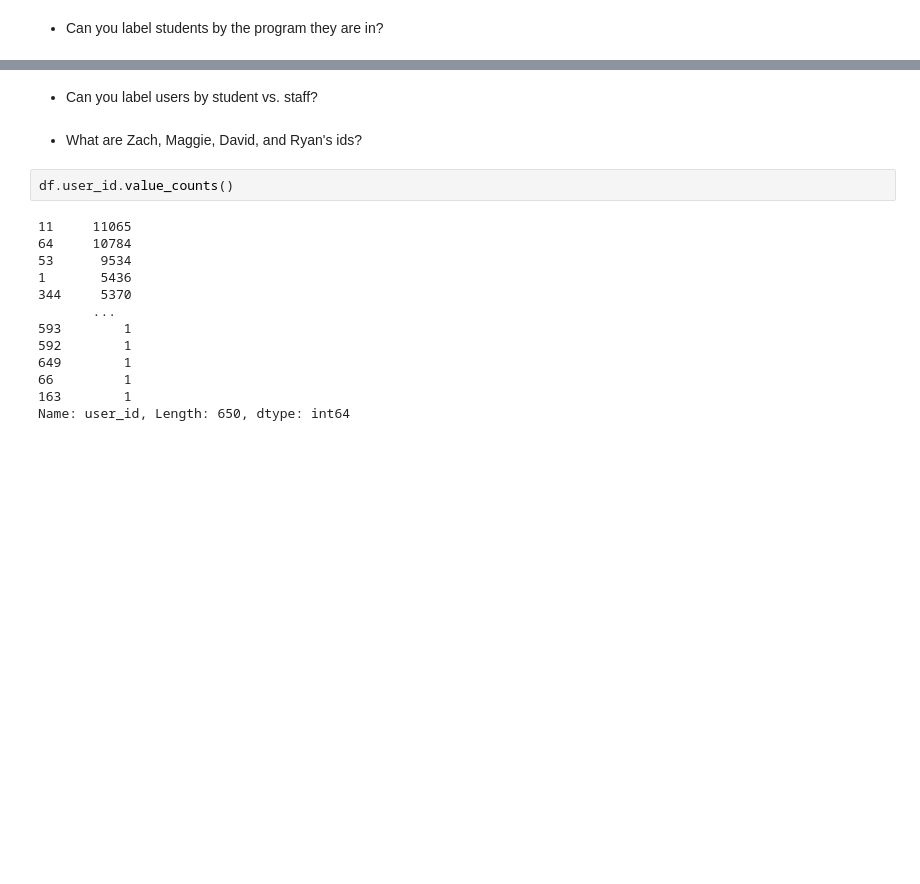
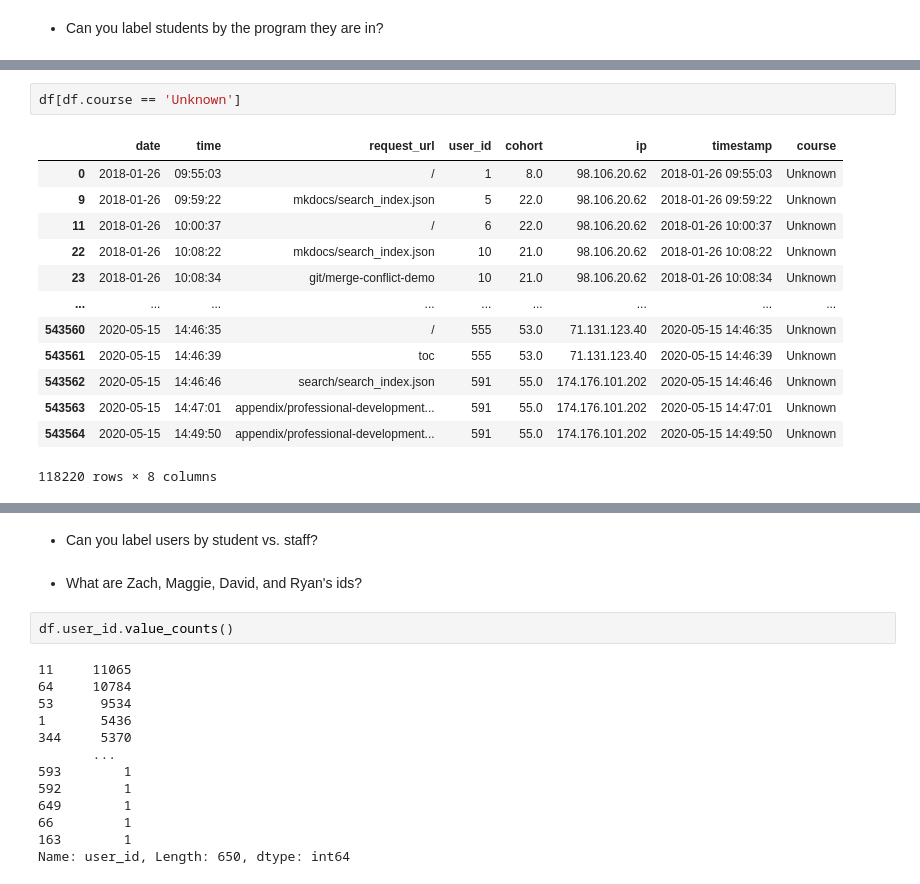
Before and after one commit to davidwederstrandtsr/anomaly-detection, a Jupyter notebook: discrete_anomaly_detection.ipynb, the cells around one changed output, grey strips where cells are left out. Saved outputs shown, nothing was run; the diff lists cells and outputs as text; blank space fills up the shorter version.

```diff
--- a/discrete_anomaly_detection.ipynb
+++ b/discrete_anomaly_detection.ipynb
@@ -227,0 +257,16 @@ df[df.course == 'Web Dev']
+# %%
+df[df.course == 'Unknown']
+# %% [output]
+|  | date | time | request_url | user_id | cohort | ip | timestamp | course |
+| 0 | 2018-01-26 | 09:55:03 | / | 1 | 8.0 | 98.106.20.62 | 2018-01-26 09:55:03 | Unknown |
+| 9 | 2018-01-26 | 09:59:22 | mkdocs/search_index.json | 5 | 22.0 | 98.106.20.62 | 2018-01-26 09:59:22 | Unknown |
+| 11 | 2018-01-26 | 10:00:37 | / | 6 | 22.0 | 98.106.20.62 | 2018-01-26 10:00:37 | Unknown |
+| 22 | 2018-01-26 | 10:08:22 | mkdocs/search_index.json | 10 | 21.0 | 98.106.20.62 | 2018-01-26 10:08:22 | Unknown |
+| 23 | 2018-01-26 | 10:08:34 | git/merge-conflict-demo | 10 | 21.0 | 98.106.20.62 | 2018-01-26 10:08:34 | Unknown |
+| ... | ... | ... | ... | ... | ... | ... | ... | ... |
+| 543560 | 2020-05-15 | 14:46:35 | / | 555 | 53.0 | 71.131.123.40 | 2020-05-15 14:46:35 | Unknown |
+| 543561 | 2020-05-15 | 14:46:39 | toc | 555 | 53.0 | 71.131.123.40 | 2020-05-15 14:46:39 | Unknown |
+| 543562 | 2020-05-15 | 14:46:46 | search/search_index.json | 591 | 55.0 | 174.176.101.202 | 2020-05-15 14:46:46 | Unknown |
+| 543563 | 2020-05-15 | 14:47:01 | appendix/professional-development... | 591 | 55.0 | 174.176.101.202 | 2020-05-15 14:47:01 | Unknown |
+| 543564 | 2020-05-15 | 14:49:50 | appendix/professional-development... | 591 | 55.0 | 174.176.101.202 | 2020-05-15 14:49:50 | Unknown |
+118220 rows × 8 columns
```
Also changed, not shown: parts of 13 cells of this notebook.
